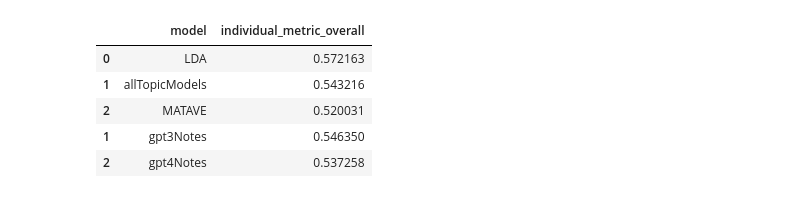
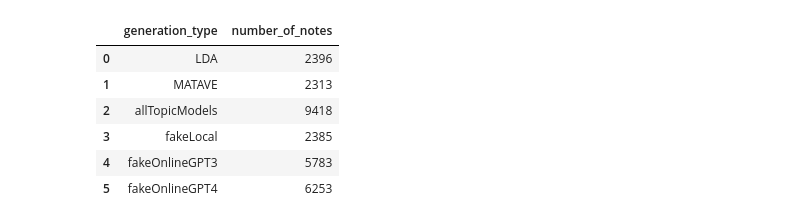
Before and after one commit to isabel-ronan/localSyntheticData, a Jupyter notebook: comparing_all.ipynb, the cells around one changed output. Cells and saved outputs as stored; diff of their text form; code cells hidden in the pictures.

```diff
--- a/comparing_all.ipynb
+++ b/comparing_all.ipynb
@@ -24,14 +27,15 @@ all_individual_metrics['individual_metric_overall'] = all_individual_metrics['ov
 all_individual_metrics.drop(columns=['generation_type', 'overall_score'], inplace=True)
 all_individual_metrics = all_individual_metrics[all_individual_metrics['model'] != 'fakeLocal']
-# %%
-all_individual_metrics
-# %% [output]
-|  | model | individual_metric_overall |
-| 0 | LDA | 0.572163 |
-| 1 | allTopicModels | 0.543216 |
-| 2 | MATAVE | 0.520031 |
-| 1 | gpt3Notes | 0.546350 |
-| 2 | gpt4Notes | 0.537258 |
+# %%
+all_notes
+# %% [output]
+|  | generation_type | number_of_notes |
+| 0 | LDA | 2396 |
+| 1 | MATAVE | 2313 |
+| 2 | allTopicModels | 9418 |
+| 3 | fakeLocal | 2385 |
+| 4 | fakeOnlineGPT3 | 5783 |
+| 5 | fakeOnlineGPT4 | 6253 |
 # %%
 metric_results_localraw = metric_results_localraw[(metric_results_localraw['dataset'] != 'realToReal') & (metric_results_localraw['dataset'] != 'realToReal_2') & (metric_results_localraw['dataset'] != 'realToReal_3')]
 metric_results_localraw['model'] = metric_results_localraw['dataset']
```
Also changed, not shown: parts of 5 cells of this notebook, 6 other files.
